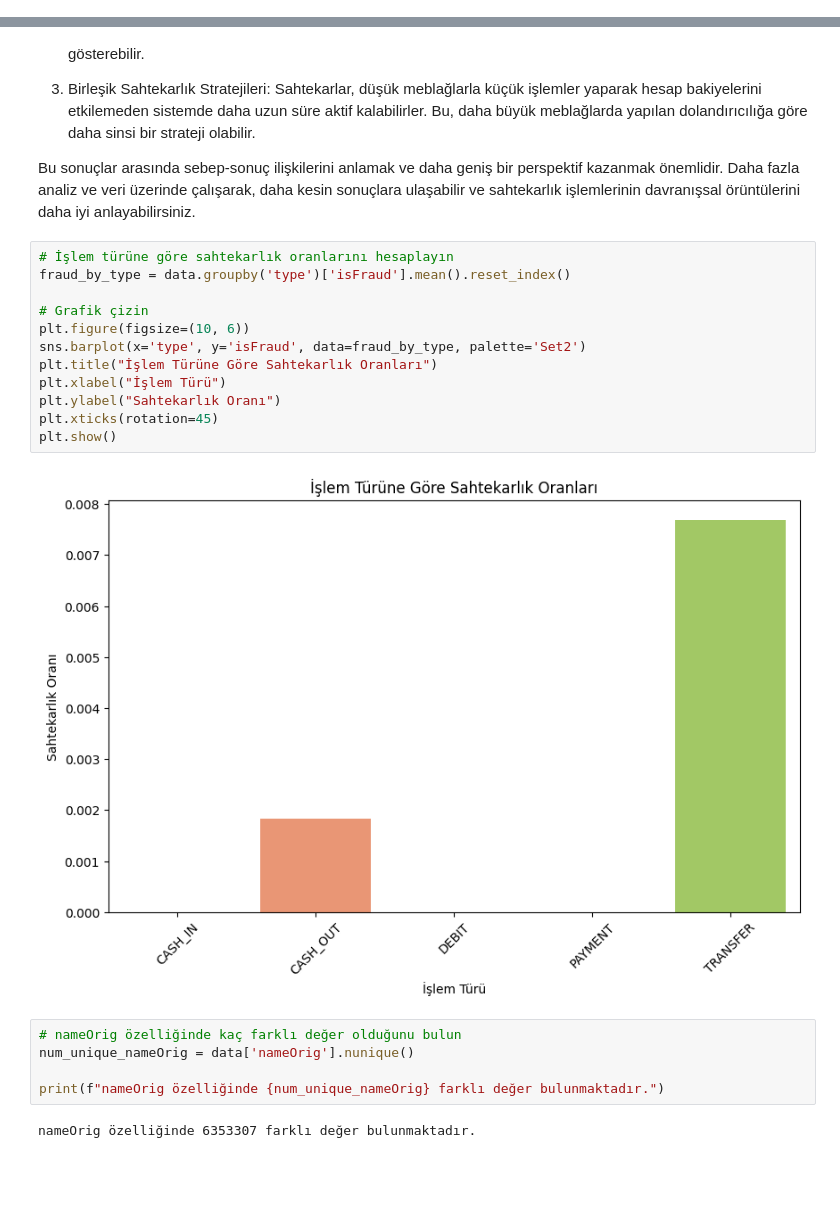
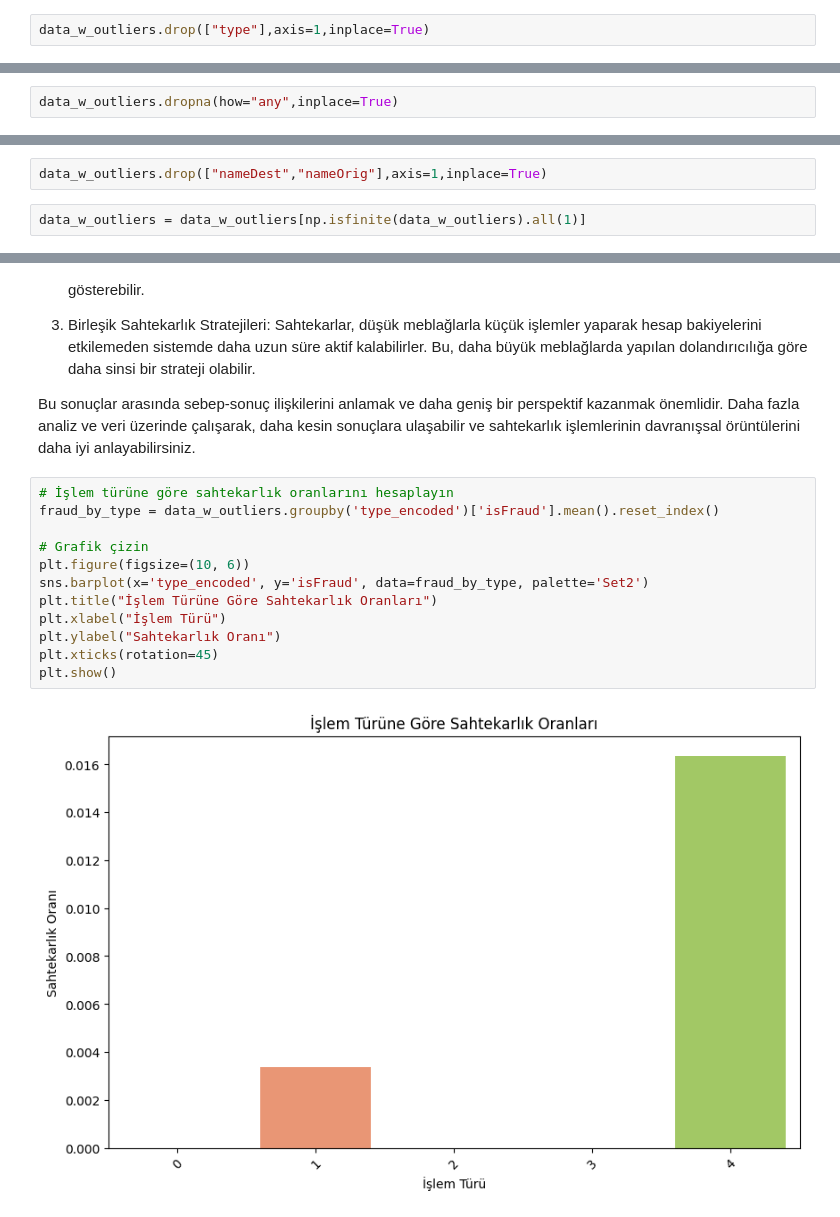
Before and after one commit to Muhammedali26/Projects, a Jupyter notebook: Synthetic-data-fraud-detection/main.ipynb, the cells around one changed output, grey strips where cells are left out. Drawn from its saved outputs; the diff is of its cells as text; blank space fills up the shorter version.

```diff
--- a/Synthetic-data-fraud-detection/main.ipynb
+++ b/Synthetic-data-fraud-detection/main.ipynb
@@ -154,0 +172,2 @@ data['balance_change'] = data['newbalanceOrig'] - data['oldbalanceOrg']
+# %%
+data_w_outliers.drop(["type"],axis=1,inplace=True)
@@ -154,0 +192,2 @@ data['balance_change'] = data['newbalanceOrig'] - data['oldbalanceOrg']
+# %%
+data_w_outliers.dropna(how="any",inplace=True)
@@ -154,0 +214,4 @@ data['balance_change'] = data['newbalanceOrig'] - data['oldbalanceOrg']
+# %%
+data_w_outliers.drop(["nameDest","nameOrig"],axis=1,inplace=True)
+# %%
+data_w_outliers = data_w_outliers[np.isfinite(data_w_outliers).all(1)]
@@ -512,22 +473,15 @@ Risk Dağılımı: Daha düşük meblağlarla dolandırıcılık yapılması, sa
 Bu sonuçlar arasında sebep-sonuç ilişkilerini anlamak ve daha geniş bir perspektif kazanmak önemlidir. Daha fazla analiz ve veri üzerinde çalışarak, daha kesin sonuçlara ulaşabilir ve sahtekarlık işlemlerinin davranışsal örüntülerini daha iyi anlayabilirsiniz.
 # %%
 # İşlem türüne göre sahtekarlık oranlarını hesaplayın
-fraud_by_type = data.groupby('type')['isFraud'].mean().reset_index()
+fraud_by_type = data_w_outliers.groupby('type_encoded')['isFraud'].mean().reset_index()
 
 # Grafik çizin
 plt.figure(figsize=(10, 6))
-sns.barplot(x='type', y='isFraud', data=fraud_by_type, palette='Set2')
+sns.barplot(x='type_encoded', y='isFraud', data=fraud_by_type, palette='Set2')
 plt.title("İşlem Türüne Göre Sahtekarlık Oranları")
 plt.xlabel("İşlem Türü")
 plt.ylabel("Sahtekarlık Oranı")
 plt.xticks(rotation=45)
 plt.show()
 # %% [output]
-[figure, old version]
+[figure, new version]
-# %%
-# nameOrig özelliğinde kaç farklı değer olduğunu bulun
-num_unique_nameOrig = data['nameOrig'].nunique()
-
-print(f"nameOrig özelliğinde {num_unique_nameOrig} farklı değer bulunmaktadır.")
-# %% [output]
-nameOrig özelliğinde 6353307 farklı değer bulunmaktadır.
```
Also changed, not shown: parts of 76 cells of this notebook.
